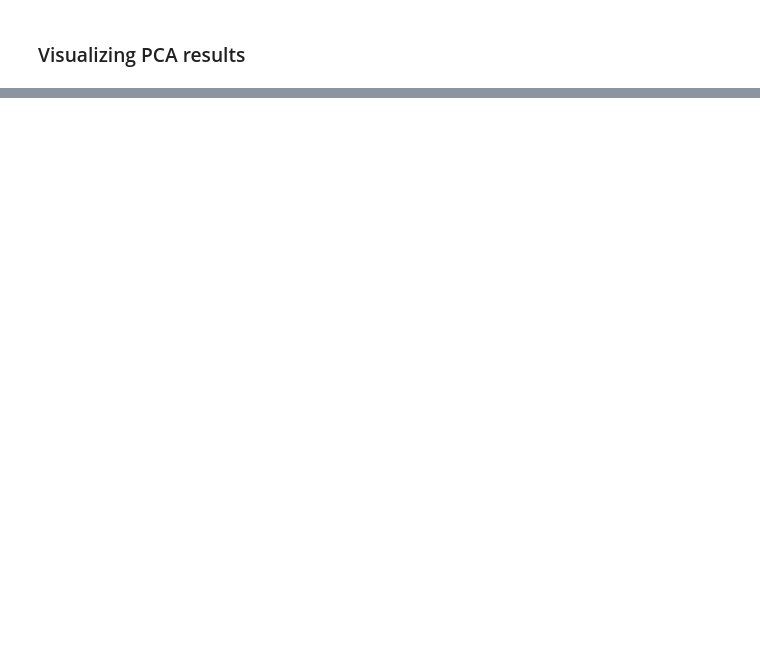
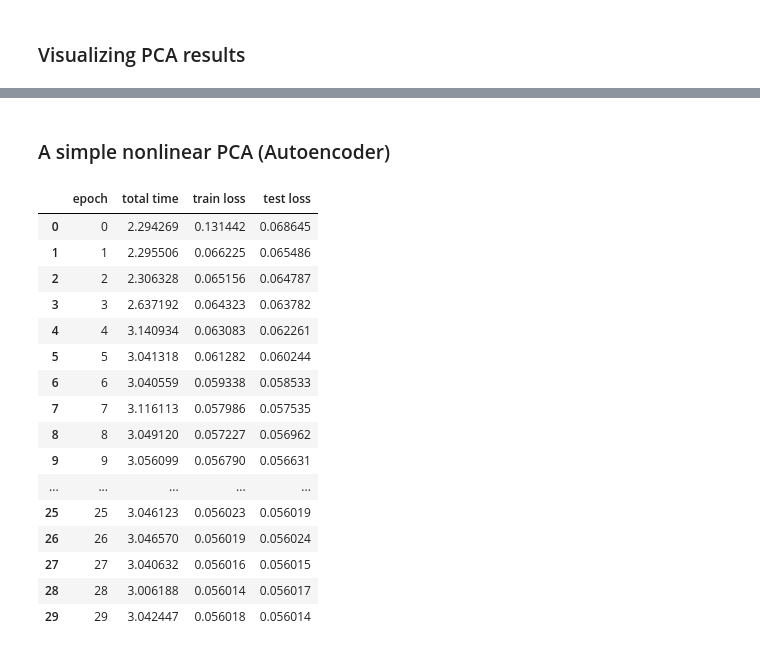
Before and after one commit to Efrazar/Bio-AI-foundations, a Jupyter notebook: Inside_Deep_Learning/07_Autoencoding_&_Self-supervision.ipynb, the cells around one changed output, grey strips where cells are left out. Saved outputs shown, nothing was run; the diff lists cells and outputs as text; code cells hidden in the pictures; blank space fills up the shorter version.

```diff
--- a/Inside_Deep_Learning/07_Autoencoding_&_Self-supervision.ipynb
+++ b/Inside_Deep_Learning/07_Autoencoding_&_Self-supervision.ipynb
@@ -193,0 +263,2 @@ train_network_EZA(pca_model,
+# %% [markdown]
+### A simple nonlinear PCA (Autoencoder)
@@ -193,0 +281,27 @@ train_network_EZA(pca_model,
+# %%
+# Train the nonlinear autoencoder
+train_network_EZA(pca_nonlinear,
+                  mse_loss,
+                  train_loader,
+                  test_loader=test_loader,
+                  epochs=30,
+                  device=device
+)
+# %% [output]
+|  | epoch | total time | train loss | test loss |
+| 0 | 0 | 2.294269 | 0.131442 | 0.068645 |
+| 1 | 1 | 2.295506 | 0.066225 | 0.065486 |
+| 2 | 2 | 2.306328 | 0.065156 | 0.064787 |
+| 3 | 3 | 2.637192 | 0.064323 | 0.063782 |
+| 4 | 4 | 3.140934 | 0.063083 | 0.062261 |
+| 5 | 5 | 3.041318 | 0.061282 | 0.060244 |
+| 6 | 6 | 3.040559 | 0.059338 | 0.058533 |
+| 7 | 7 | 3.116113 | 0.057986 | 0.057535 |
+| 8 | 8 | 3.049120 | 0.057227 | 0.056962 |
+| 9 | 9 | 3.056099 | 0.056790 | 0.056631 |
+| ... | ... | ... | ... | ... |
+| 25 | 25 | 3.046123 | 0.056023 | 0.056019 |
+| 26 | 26 | 3.046570 | 0.056019 | 0.056024 |
+| 27 | 27 | 3.040632 | 0.056016 | 0.056015 |
+| 28 | 28 | 3.006188 | 0.056014 | 0.056017 |
+| 29 | 29 | 3.042447 | 0.056018 | 0.056014 |
```
Also changed, not shown: parts of 10 cells of this notebook.
